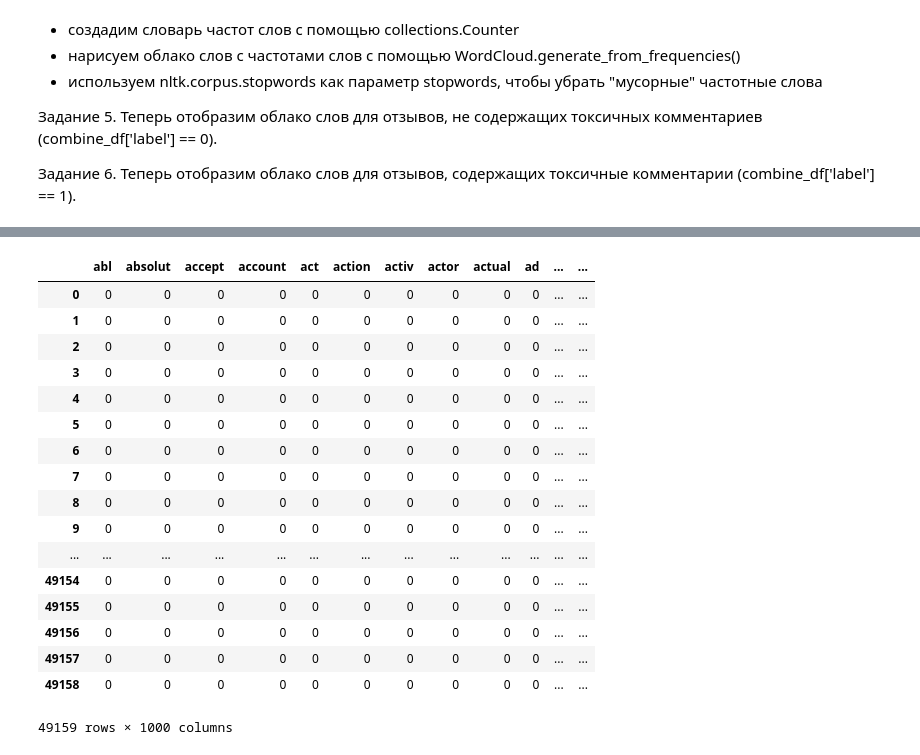
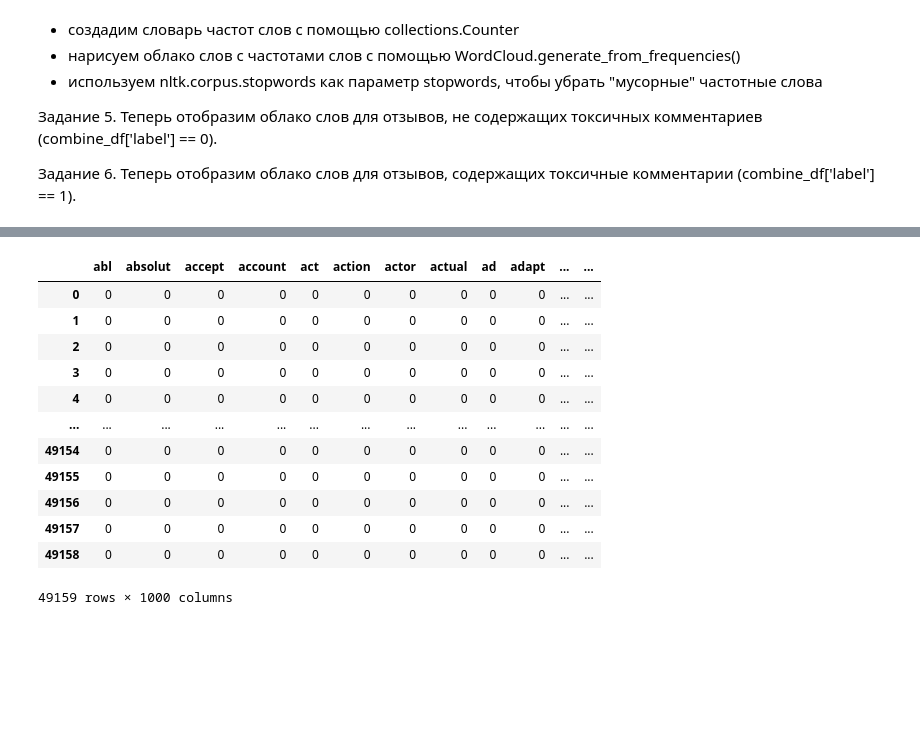
Before and after one commit to mindblower5000/gu-nlp, a Jupyter notebook: hw_lesson_4.ipynb, the cells around one changed output, grey strips where cells are left out. Drawn from its saved outputs; the diff is of its cells as text; code cells hidden in the pictures; blank space fills up the shorter version.

```diff
--- a/hw_lesson_4.ipynb
+++ b/hw_lesson_4.ipynb
@@ -63,6 +69,6 @@ ModuleNotFoundError: No module named 'xgboost'
 # %%
-tweets = pd.read_pickle('./proccessed_tweets.pkl')
-tweets.head()
+combine_df = pd.read_pickle('combine_df.pkl')
+combine_df.head()
 # %% [output]
 |  | id | label | tweet | tweet_token | tweet_token_filtered | tweet_stemmed | tweet_lemmatized |
 | 0 | 1 | 0.0 | when father is dysfunctional and ... | [when, father, is, dysfunctional,... | [father, dysfunctional, selfish, ... | [father, dysfunct, selfish, drag,... | [father, dysfunctional, selfish, ... |
@@ -71,30 +77,24 @@ tweets.head()
 | 3 | 4 | 0.0 | model love you take with you all ... | [model, love, you, take, with, yo... | [model, love, take, time, ur] | [model, love, take, time, ur] | [model, love, take, time, ur] |
 | 4 | 5 | 0.0 | factsguide society now motivation | [factsguide, society, now, motiva... | [factsguide, society, motivation] | [factsguid, societi, motiv] | [factsguide, society, motivation] |
 # %%
-def identity_tokenizer(text):
+def tokenizer(text):
     return text
 # %%
-stemmed_count_vectorizer = CountVectorizer(tokenizer=identity_tokenizer, stop_words='english',
-                                   lowercase=False, max_df=0.9, max_features=1000)
+count_vectorizer = CountVectorizer(tokenizer=tokenizer, stop_words='english', lowercase=False, max_df=0.9,max_features = 1000)
 
 # Создаем the Bag-of-Words модель
-stemmed_count_bag_of_words = stemmed_count_vectorizer.fit_transform(tweets['tweet_stemmed'].tolist())
+count_bag_of_words = count_vectorizer.fit_transform(combine_df['tweet_stemmed'].tolist())
 
 # Отобразим Bag-of-Words модель как DataFrame
-feature_names = stemmed_count_vectorizer.get_feature_names()
-pd.DataFrame(stemmed_count_bag_of_words.toarray(), columns = feature_names)
+feature_names = count_vectorizer.get_feature_names()
+pd.DataFrame(count_bag_of_words.toarray(), columns = feature_names)
 # %% [output]
-|  | abl | absolut | accept | account | act | action | activ | actor | actual | ad | ... | ... |
+|  | abl | absolut | accept | account | act | action | actor | actual | ad | adapt | ... | ... |
 | 0 | 0 | 0 | 0 | 0 | 0 | 0 | 0 | 0 | 0 | 0 | ... | ... |
 | 1 | 0 | 0 | 0 | 0 | 0 | 0 | 0 | 0 | 0 | 0 | ... | ... |
 | 2 | 0 | 0 | 0 | 0 | 0 | 0 | 0 | 0 | 0 | 0 | ... | ... |
 | 3 | 0 | 0 | 0 | 0 | 0 | 0 | 0 | 0 | 0 | 0 | ... | ... |
 | 4 | 0 | 0 | 0 | 0 | 0 | 0 | 0 | 0 | 0 | 0 | ... | ... |
-| 5 | 0 | 0 | 0 | 0 | 0 | 0 | 0 | 0 | 0 | 0 | ... | ... |
-| 6 | 0 | 0 | 0 | 0 | 0 | 0 | 0 | 0 | 0 | 0 | ... | ... |
-| 7 | 0 | 0 | 0 | 0 | 0 | 0 | 0 | 0 | 0 | 0 | ... | ... |
-| 8 | 0 | 0 | 0 | 0 | 0 | 0 | 0 | 0 | 0 | 0 | ... | ... |
-| 9 | 0 | 0 | 0 | 0 | 0 | 0 | 0 | 0 | 0 | 0 | ... | ... |
 | ... | ... | ... | ... | ... | ... | ... | ... | ... | ... | ... | ... | ... |
 | 49154 | 0 | 0 | 0 | 0 | 0 | 0 | 0 | 0 | 0 | 0 | ... | ... |
 | 49155 | 0 | 0 | 0 | 0 | 0 | 0 | 0 | 0 | 0 | 0 | ... | ... |
```
Also changed, not shown: parts of 16 cells of this notebook.
